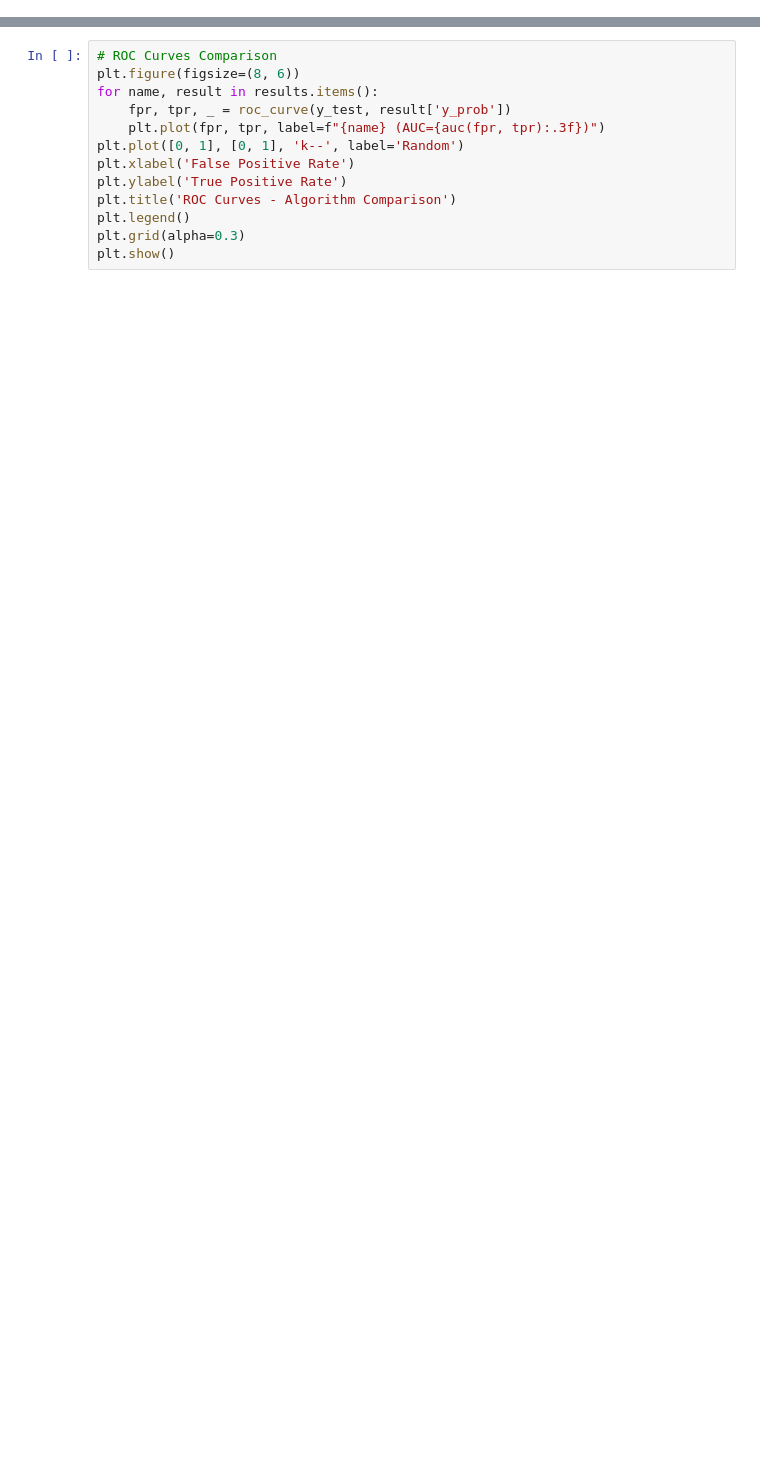
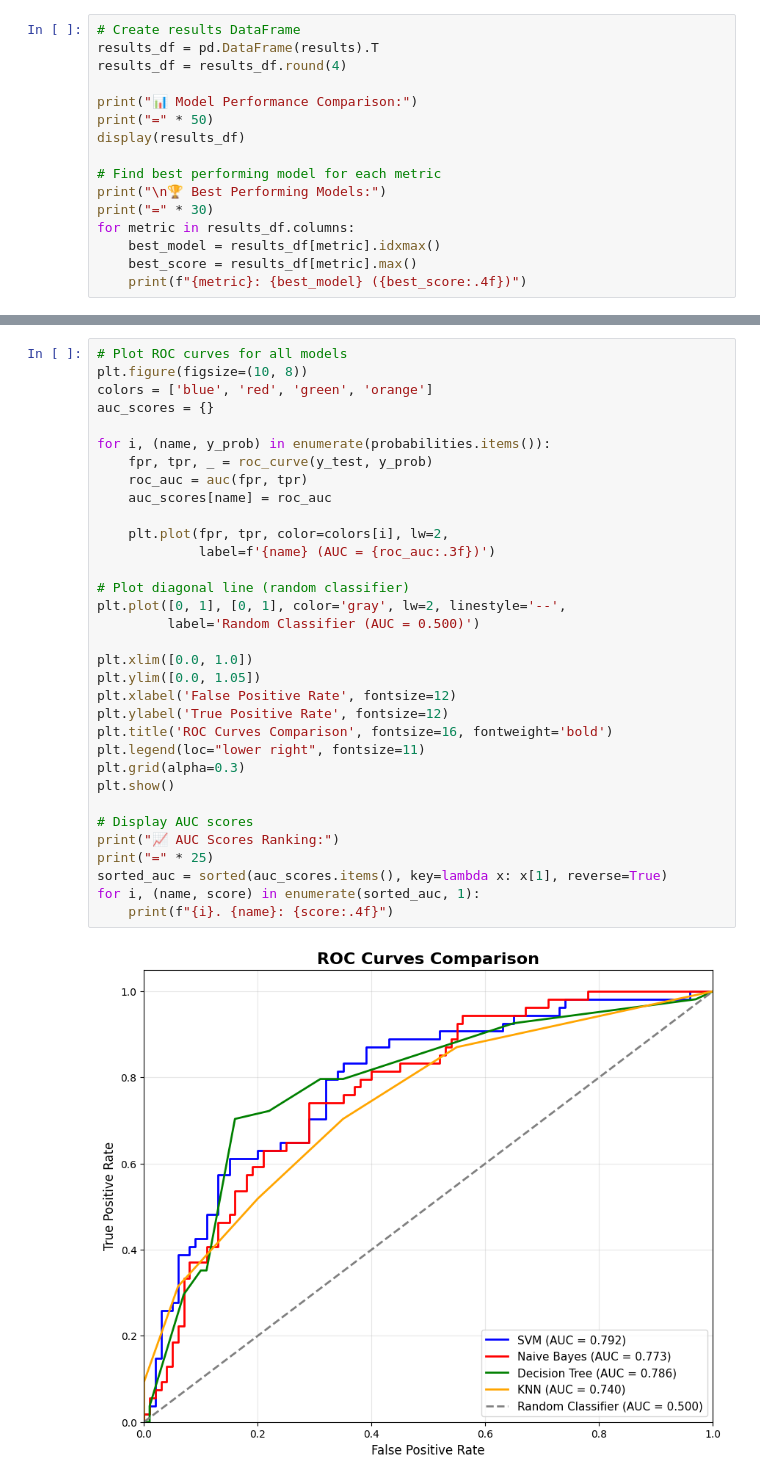
Before and after one commit to pauldebanshu19/ML-Assignment, a Jupyter notebook: Assignment 10/model.ipynb, the cells around one changed output, grey strips where cells are left out. Drawn from its saved outputs; the diff is of its cells as text; blank space fills up the shorter version.

```diff
--- a/Assignment 10/model.ipynb
+++ b/Assignment 10/model.ipynb
@@ -52,0 +265,16 @@ plt.show()
+# %%
+# Create results DataFrame
+results_df = pd.DataFrame(results).T
+results_df = results_df.round(4)
+
+print("📊 Model Performance Comparison:")
+print("=" * 50)
+display(results_df)
+
+# Find best performing model for each metric
+print("\n🏆 Best Performing Models:")
+print("=" * 30)
+for metric in results_df.columns:
+    best_model = results_df[metric].idxmax()
+    best_score = results_df[metric].max()
+    print(f"{metric}: {best_model} ({best_score:.4f})")
@@ -53,13 +351,35 @@ plt.show()
 # %%
-# ROC Curves Comparison
-plt.figure(figsize=(8, 6))
-for name, result in results.items():
-    fpr, tpr, _ = roc_curve(y_test, result['y_prob'])
-    plt.plot(fpr, tpr, label=f"{name} (AUC={auc(fpr, tpr):.3f})")
-plt.plot([0, 1], [0, 1], 'k--', label='Random')
-plt.xlabel('False Positive Rate')
-plt.ylabel('True Positive Rate')
-plt.title('ROC Curves - Algorithm Comparison')
-plt.legend()
+# Plot ROC curves for all models
+plt.figure(figsize=(10, 8))
+colors = ['blue', 'red', 'green', 'orange']
+auc_scores = {}
+
+for i, (name, y_prob) in enumerate(probabilities.items()):
+    fpr, tpr, _ = roc_curve(y_test, y_prob)
+    roc_auc = auc(fpr, tpr)
+    auc_scores[name] = roc_auc
+
+    plt.plot(fpr, tpr, color=colors[i], lw=2,
+             label=f'{name} (AUC = {roc_auc:.3f})')
+
+# Plot diagonal line (random classifier)
+plt.plot([0, 1], [0, 1], color='gray', lw=2, linestyle='--',
+         label='Random Classifier (AUC = 0.500)')
+
+plt.xlim([0.0, 1.0])
+plt.ylim([0.0, 1.05])
+plt.xlabel('False Positive Rate', fontsize=12)
+plt.ylabel('True Positive Rate', fontsize=12)
+plt.title('ROC Curves Comparison', fontsize=16, fontweight='bold')
+plt.legend(loc="lower right", fontsize=11)
 plt.grid(alpha=0.3)
 plt.show()
+
+# Display AUC scores
+print("📈 AUC Scores Ranking:")
+print("=" * 25)
+sorted_auc = sorted(auc_scores.items(), key=lambda x: x[1], reverse=True)
+for i, (name, score) in enumerate(sorted_auc, 1):
+    print(f"{i}. {name}: {score:.4f}")
+# %% [output]
+[figure, added]
```
Also changed, not shown: parts of 29 cells of this notebook, 14 other files.
